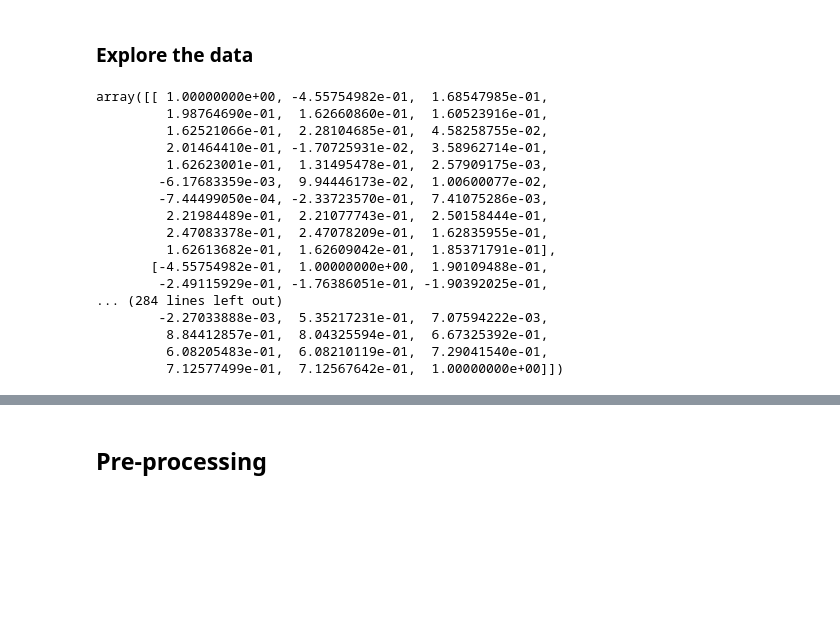
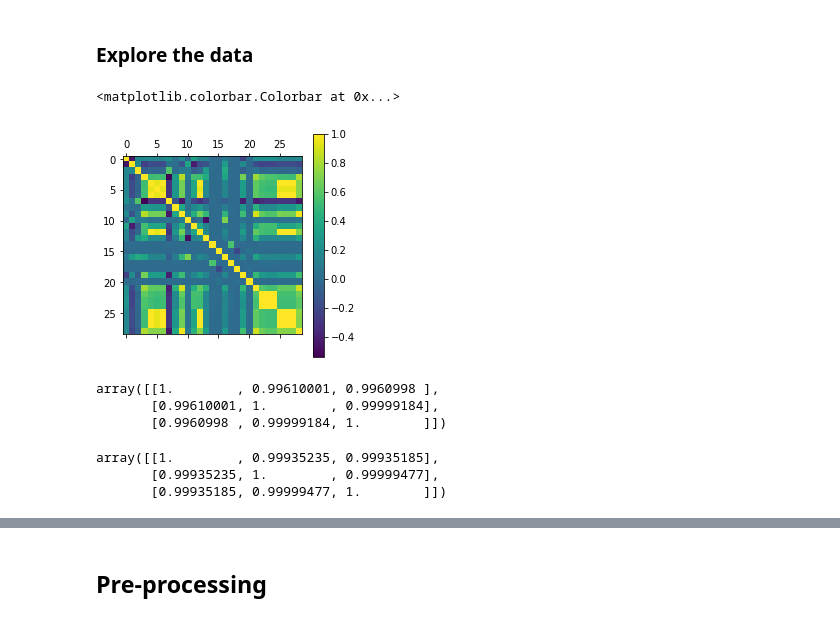
Before and after one commit to AndresMontero/ML_2019_EPFL, a Jupyter notebook: projects/project1/scripts/project1.ipynb, the cells around one changed output, grey strips where cells are left out. Drawn from its saved outputs; the diff is of its cells as text; code cells hidden in the pictures; blank space fills up the shorter version.

```diff
--- a/projects/project1/scripts/project1.ipynb
+++ b/projects/project1/scripts/project1.ipynb
@@ -29,20 +22,15 @@ y_test, tX_test, ids_test = load_csv_data(DATA_TEST_PATH)
+# %%
+cat_cols = [22]           # Only categorical variable
+tX_num, tX_cat = split_numerical_categorical(tX,cat_cols)
+# %%
+plt.matshow(np.corrcoef(tX_num,rowvar=False))
+plt.colorbar()
+# %% [output]
+<matplotlib.colorbar.Colorbar at 0x...>
+[figure, added]
 # %%
-np.corrcoef(tX,rowvar=False)
+np.corrcoef(tX_num[:,22:25],rowvar = False)
 # %% [output]
-array([[ 1.00000000e+00, -4.55754982e-01,  1.68547985e-01,
-         1.98764690e-01,  1.62660860e-01,  1.60523916e-01,
-         1.62521066e-01,  2.28104685e-01,  4.58258755e-02,
-         2.01464410e-01, -1.70725931e-02,  3.58962714e-01,
-         1.62623001e-01,  1.31495478e-01,  2.57909175e-03,
-        -6.17683359e-03,  9.94446173e-02,  1.00600077e-02,
-        -7.44499050e-04, -2.33723570e-01,  7.41075286e-03,
-         2.21984489e-01,  2.21077743e-01,  2.50158444e-01,
-         2.47083378e-01,  2.47078209e-01,  1.62835955e-01,
-         1.62613682e-01,  1.62609042e-01,  1.85371791e-01],
-       [-4.55754982e-01,  1.00000000e+00,  1.90109488e-01,
-        -2.49115929e-01, -1.76386051e-01, -1.90392025e-01,
-... (284 lines left out)
-        -2.27033888e-03,  5.35217231e-01,  7.07594222e-03,
-         8.84412857e-01,  8.04325594e-01,  6.67325392e-01,
-         6.08205483e-01,  6.08210119e-01,  7.29041540e-01,
-         7.12577499e-01,  7.12567642e-01,  1.00000000e+00]])
+array([[1.        , 0.99610001, 0.9960998 ],
+       [0.99610001, 1.        , 0.99999184],
+       [0.9960998 , 0.99999184, 1.        ]])
@@ -59,0 +37,6 @@ array([[ 1.00000000e+00, -4.55754982e-01,  1.68547985e-01,
+# %%
+np.corrcoef(tX_num[:,25:28],rowvar = False)
+# %% [output]
+array([[1.        , 0.99935235, 0.99935185],
+       [0.99935235, 1.        , 0.99999477],
+       [0.99935185, 0.99999477, 1.        ]])
```
Also changed, not shown: parts of 30 cells of this notebook.
